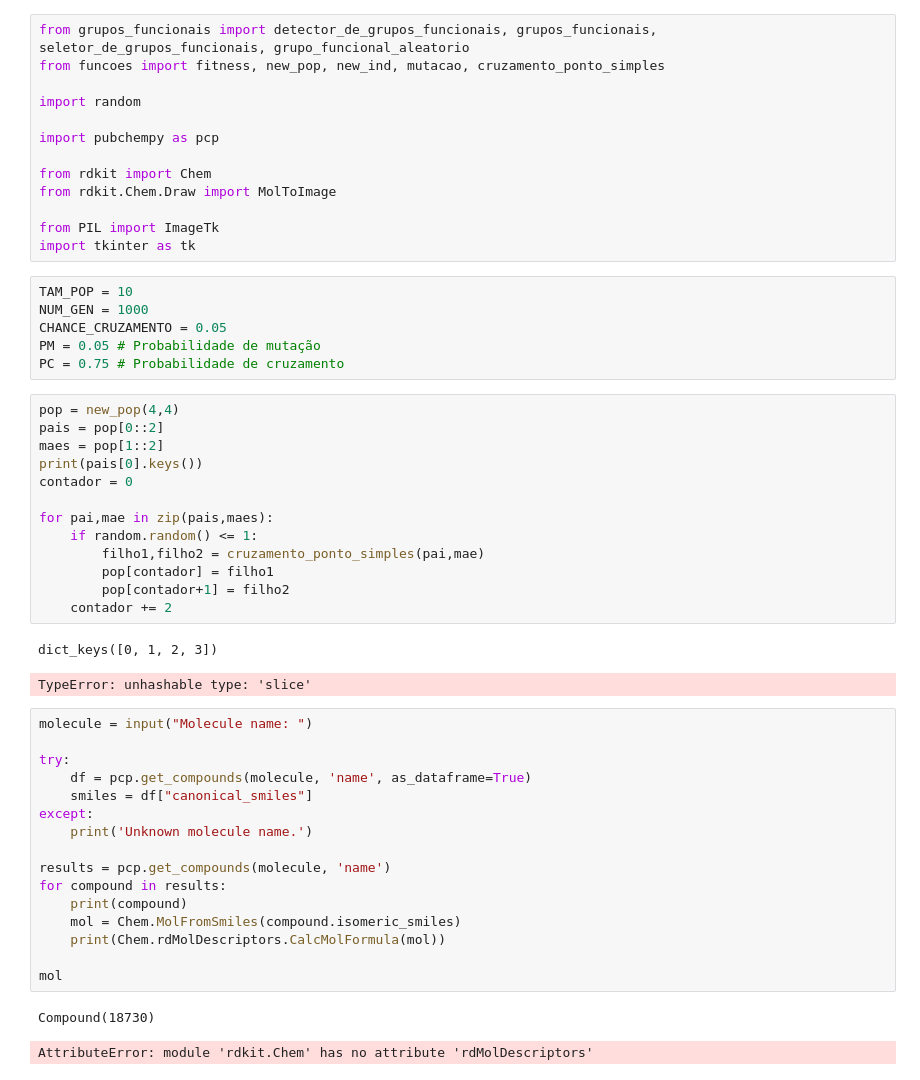
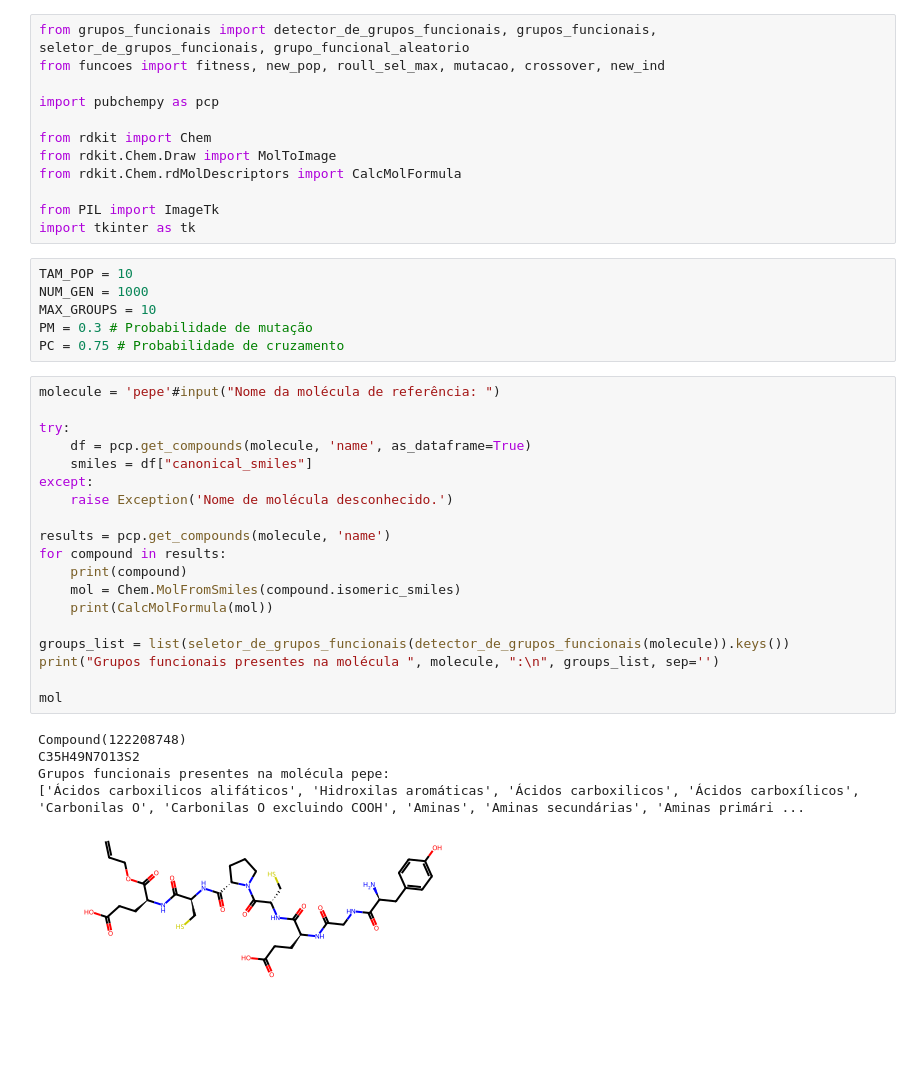
Before and after one commit to PedroSophiaaa/ReactGen, a Jupyter notebook: TrabalhoFinal.ipynb, the cells around one changed output. Cells and saved outputs as stored; diff of their text form; blank space fills up the shorter version.

```diff
--- a/TrabalhoFinal.ipynb
+++ b/TrabalhoFinal.ipynb
@@ -1,54 +1,43 @@
 # %%
 from grupos_funcionais import detector_de_grupos_funcionais, grupos_funcionais, seletor_de_grupos_funcionais, grupo_funcional_aleatorio
-from funcoes import fitness, new_pop, new_ind, mutacao, cruzamento_ponto_simples
-
-import random
+from funcoes import fitness, new_pop, roull_sel_max, mutacao, crossover, new_ind
 
 import pubchempy as pcp
 
 from rdkit import Chem
 from rdkit.Chem.Draw import MolToImage
+from rdkit.Chem.rdMolDescriptors import CalcMolFormula
 
 from PIL import ImageTk
 import tkinter as tk
 # %%
 TAM_POP = 10
 NUM_GEN = 1000
-CHANCE_CRUZAMENTO = 0.05
-PM = 0.05 # Probabilidade de mutação
+MAX_GROUPS = 10
+PM = 0.3 # Probabilidade de mutação
 PC = 0.75 # Probabilidade de cruzamento
-# %%
-pop = new_pop(4,4)
-pais = pop[0::2]
-maes = pop[1::2]
-print(pais[0].keys())
-contador = 0
-
-for pai,mae in zip(pais,maes):
-    if random.random() <= 1:
-        filho1,filho2 = cruzamento_ponto_simples(pai,mae)
-        pop[contador] = filho1
-        pop[contador+1] = filho2
-    contador += 2
-# %% [output]
-dict_keys([0, 1, 2, 3])
-TypeError: unhashable type: 'slice'
 # %%
-molecule = input("Molecule name: ")
+molecule = 'pepe'#input("Nome da molécula de referência: ")
 
 try:
     df = pcp.get_compounds(molecule, 'name', as_dataframe=True)
     smiles = df["canonical_smiles"]
 except:
-    print('Unknown molecule name.')
+    raise Exception('Nome de molécula desconhecido.')
 
 results = pcp.get_compounds(molecule, 'name')
 for compound in results:
     print(compound)
     mol = Chem.MolFromSmiles(compound.isomeric_smiles)
-    print(Chem.rdMolDescriptors.CalcMolFormula(mol))
+    print(CalcMolFormula(mol))
+
+groups_list = list(seletor_de_grupos_funcionais(detector_de_grupos_funcionais(molecule)).keys())
+print("Grupos funcionais presentes na molécula ", molecule, ":\n", groups_list, sep='')
 
 mol
 # %% [output]
-Compound(18730)
+Compound(122208748)
+C35H49N7O13S2
+Grupos funcionais presentes na molécula pepe:
+['Ácidos carboxilicos alifáticos', 'Hidroxilas aromáticas', 'Ácidos carboxilicos', 'Ácidos carboxílicos', 'Carbonilas O', 'Carbonilas O excluindo COOH', 'Aminas', 'Aminas secundárias', 'Aminas primári ...
-AttributeError: module 'rdkit.Chem' has no attribute 'rdMolDescriptors'
+[figure, added]
```
Also changed, not shown: parts of 6 cells of this notebook, 3 other files.
